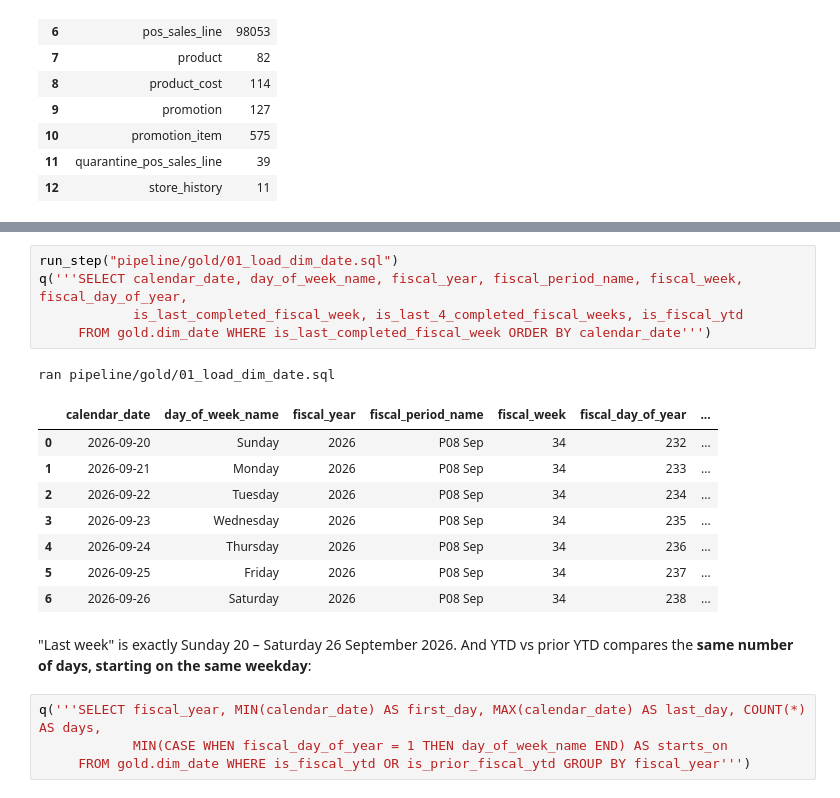
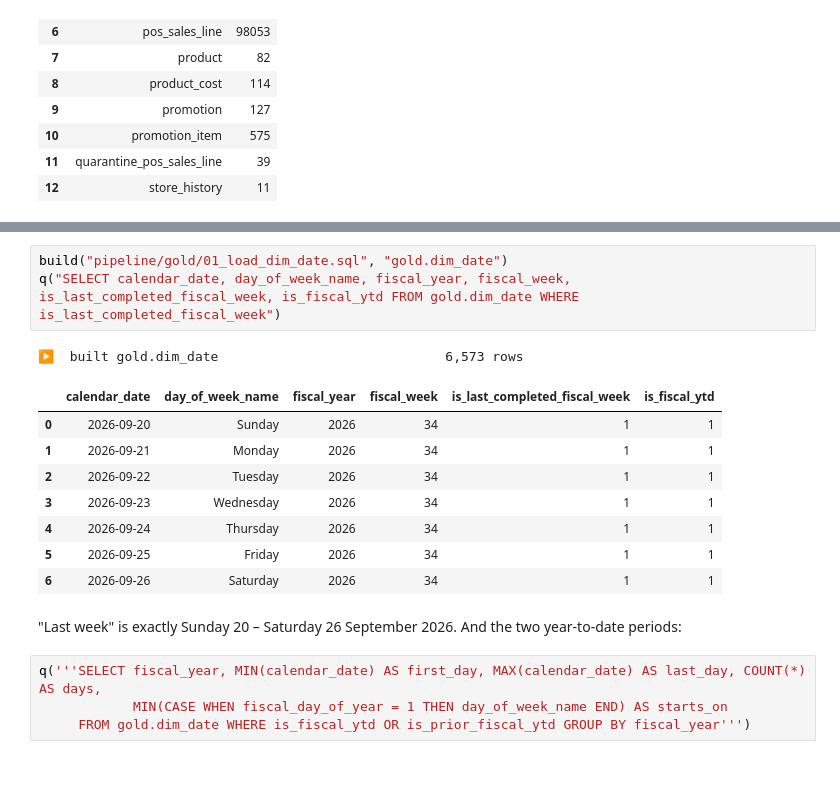
Before and after one commit to subrata-samanta/ai-ready-retail-data-genie-demo, a Jupyter notebook: notebooks/FreshCart_Data_Transformation_Walkthrough.ipynb, the cells around one changed output, grey strips where cells are left out. Cells and saved outputs as stored; diff of their text form; blank space fills up the shorter version.

```diff
--- a/notebooks/FreshCart_Data_Transformation_Walkthrough.ipynb
+++ b/notebooks/FreshCart_Data_Transformation_Walkthrough.ipynb
@@ -1884,21 +2184,18 @@ WITH cal AS (
 # %%
-run_step("pipeline/gold/01_load_dim_date.sql")
-q('''SELECT calendar_date, day_of_week_name, fiscal_year, fiscal_period_name, fiscal_week, fiscal_day_of_year,
-            is_last_completed_fiscal_week, is_last_4_completed_fiscal_weeks, is_fiscal_ytd
-     FROM gold.dim_date WHERE is_last_completed_fiscal_week ORDER BY calendar_date''')
+build("pipeline/gold/01_load_dim_date.sql", "gold.dim_date")
+q("SELECT calendar_date, day_of_week_name, fiscal_year, fiscal_week, is_last_completed_fiscal_week, is_fiscal_ytd FROM gold.dim_date WHERE is_last_completed_fiscal_week")
 # %% [output]
-ran pipeline/gold/01_load_dim_date.sql
+▶️  built gold.dim_date                             6,573 rows
-|  | calendar_date | day_of_week_name | fiscal_year | fiscal_period_name | fiscal_week | fiscal_day_of_year | ... |
-| 0 | 2026-09-20 | Sunday | 2026 | P08 Sep | 34 | 232 | ... |
-| 1 | 2026-09-21 | Monday | 2026 | P08 Sep | 34 | 233 | ... |
-| 2 | 2026-09-22 | Tuesday | 2026 | P08 Sep | 34 | 234 | ... |
-| 3 | 2026-09-23 | Wednesday | 2026 | P08 Sep | 34 | 235 | ... |
-| 4 | 2026-09-24 | Thursday | 2026 | P08 Sep | 34 | 236 | ... |
-| 5 | 2026-09-25 | Friday | 2026 | P08 Sep | 34 | 237 | ... |
-| 6 | 2026-09-26 | Saturday | 2026 | P08 Sep | 34 | 238 | ... |
+|  | calendar_date | day_of_week_name | fiscal_year | fiscal_week | is_last_completed_fiscal_week | is_fiscal_ytd |
+| 0 | 2026-09-20 | Sunday | 2026 | 34 | 1 | 1 |
+| 1 | 2026-09-21 | Monday | 2026 | 34 | 1 | 1 |
+| 2 | 2026-09-22 | Tuesday | 2026 | 34 | 1 | 1 |
+| 3 | 2026-09-23 | Wednesday | 2026 | 34 | 1 | 1 |
+| 4 | 2026-09-24 | Thursday | 2026 | 34 | 1 | 1 |
+| 5 | 2026-09-25 | Friday | 2026 | 34 | 1 | 1 |
+| 6 | 2026-09-26 | Saturday | 2026 | 34 | 1 | 1 |
 # %% [markdown]
-"Last week" is exactly Sunday 20 – Saturday 26 September 2026. And YTD vs prior YTD compares the **same number of
-days, starting on the same weekday**:
+"Last week" is exactly Sunday 20 – Saturday 26 September 2026. And the two year-to-date periods:
 # %%
 q('''SELECT fiscal_year, MIN(calendar_date) AS first_day, MAX(calendar_date) AS last_day, COUNT(*) AS days,
             MIN(CASE WHEN fiscal_day_of_year = 1 THEN day_of_week_name END) AS starts_on
```
Also changed, not shown: parts of 448 cells of this notebook.
